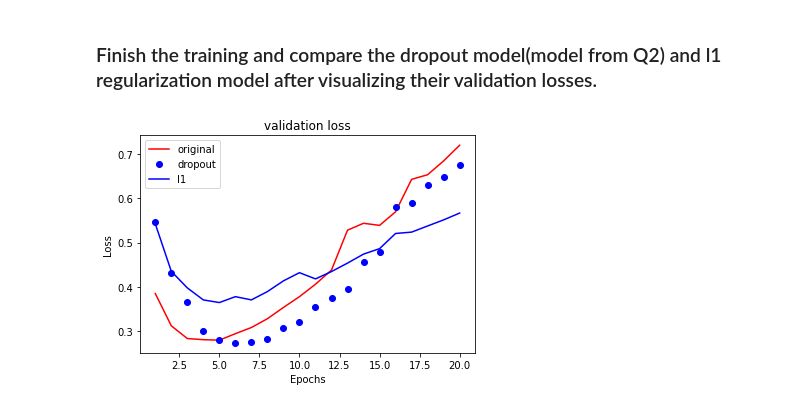
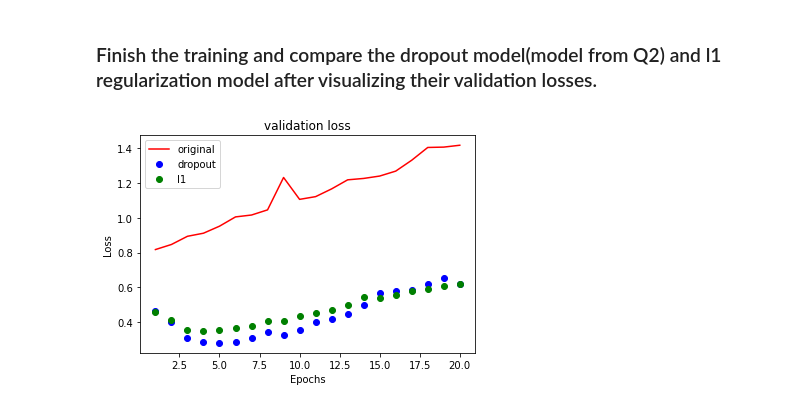
Before and after one commit to oneoclockc/deeplearning-for-AI, a Jupyter notebook: HW2.ipynb, the cells around one changed output. Cells and saved outputs as stored; diff of their text form; code cells hidden in the pictures.

```diff
--- a/HW2.ipynb
+++ b/HW2.ipynb
@@ -157,10 +157,20 @@ model2_dr = keras.Sequential([
 ])
 
 ## retrain and visualize the validation loss of new model
+# %%
+(train_data, train_labels), (test_data, test_labels) = imdb.load_data(
+    num_words=10000)
+y_train = to_one_hot(train_labels)
+y_test = to_one_hot(test_labels)
+
+x_val = x_train[:10000]
+partial_x_train = x_train[10000:]
+y_val = y_train[:10000]
+partial_y_train = y_train[10000:]
 # %%
 #model2.compile()
 model2_dr.compile(optimizer="rmsprop",
-              loss="binary_crossentropy",
+              loss="categorical_crossentropy",
               metrics=["accuracy"])
 
 #model2.fit()
@@ -208,5 +218,15 @@ plt.show()
 # %% [markdown]
 ### Q3 Add l1 regularization on the second dense layer from the original model below.
+# %%
+(train_data, train_labels), (test_data, test_labels) = imdb.load_data(
+    num_words=10000)
+y_train = to_one_hot(train_labels)
+y_test = to_one_hot(test_labels)
+
+x_val = x_train[:10000]
+partial_x_train = x_train[10000:]
+y_val = y_train[:10000]
+partial_y_train = y_train[10000:]
 # %%
 ## Add l1 regularization on the second dense layers
 from tensorflow.keras import regularizers
@@ -220,7 +240,7 @@ model2_l1 = keras.Sequential([
 # %%
 #model2.compile()
 model2_l1.compile(optimizer="rmsprop",
-              loss="binary_crossentropy",
+              loss="categorical_crossentropy",
               metrics=["accuracy"])
 
 #model2.fit()
@@ -252,20 +272,20 @@ Epoch 20/20
 # %%
 # visualize
 import matplotlib.pyplot as plt
 history_dr_dict = history_dr.history
 history_l1_dict = history_l1.history
 history2_dict = history2.history
 val_loss_values2 = history2_dict["val_loss"]
 val_loss_values_dr = history_dr_dict["val_loss"]
 val_loss_values_l1 = history_l1_dict["val_loss"]
-epochs = range(1, len(loss_values) + 1)
+epochs = range(1, len(val_loss_values2) + 1)
 plt.plot(epochs, val_loss_values2, "b", label="original", color="red")
 plt.plot(epochs, val_loss_values_dr, "bo", label="dropout")
-plt.plot(epochs, val_loss_values_l1, "b", label="l1")
+plt.plot(epochs, val_loss_values_l1, "bo", label="l1", color = "green")
 plt.title("validation loss")
 plt.xlabel("Epochs")
 plt.ylabel("Loss")
 plt.legend()
 plt.show()
 # %% [output]
-[figure, old version]
+[figure, new version]
```
Also changed, not shown: parts of 9 cells of this notebook.
